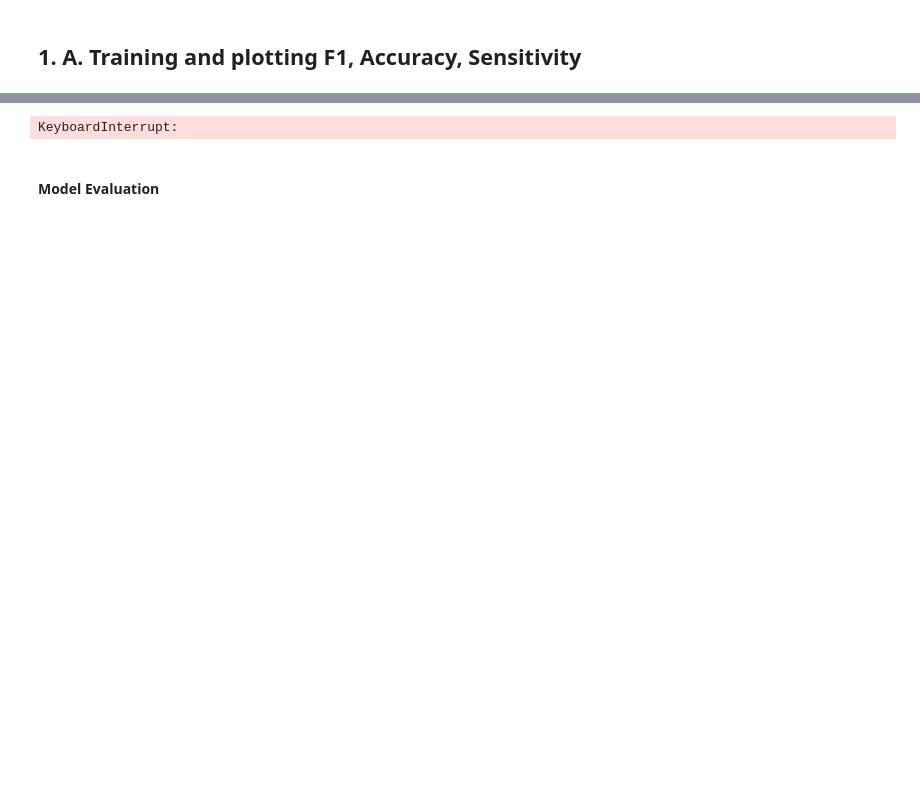
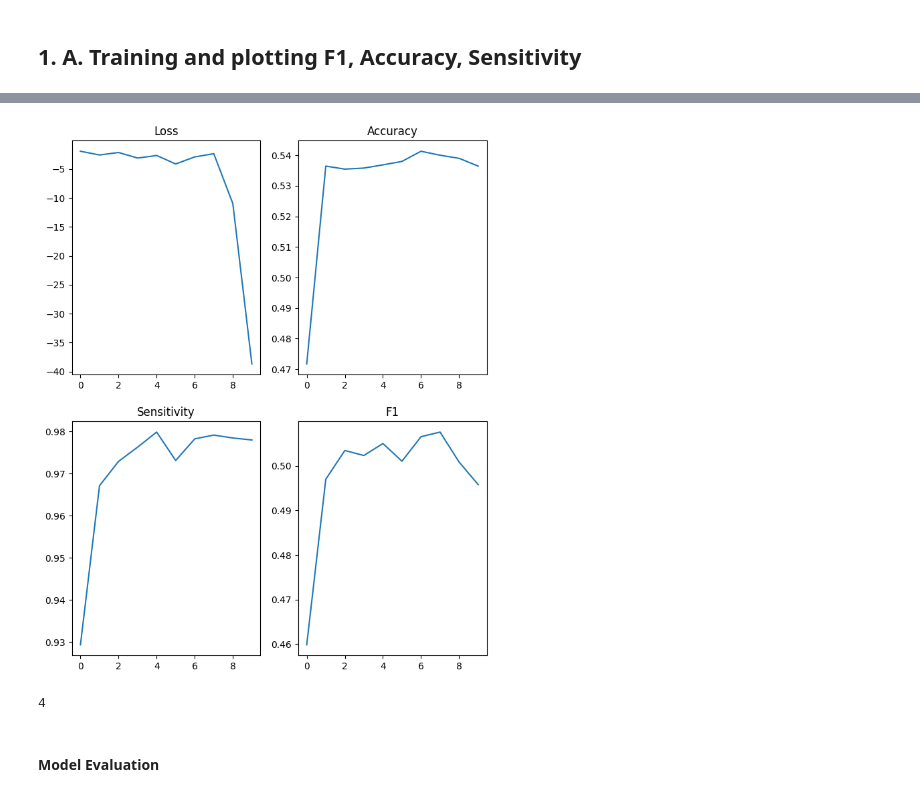
Before and after one commit to ameram/u-net-eye-segmentation, a Jupyter notebook: u-net-main_kaggle.ipynb, the cells around one changed output, grey strips where cells are left out. Drawn from its saved outputs; the diff is of its cells as text; code cells hidden in the pictures; blank space fills up the shorter version.

```diff
--- a/u-net-main_kaggle.ipynb
+++ b/u-net-main_kaggle.ipynb
@@ -37,6 +41,6 @@ Shapes are (605, 700, 3) and (605, 700, 3), so 3D and 2D
 # %%
 assert len(os.listdir(IMAGES_ADDRESS)) == len(os.listdir(MASKS_ADDRESS))
 # %%
-random_image_idx = np.random.choice(40, 28, replace=False)
-comp_image_idx = set(np.arange(40)) - set(random_image_idx)
-print(f'Train Set Length: {len(random_image_idx)} Test Set Length: {len(comp_image_idx)}')
+# random_image_idx = np.random.choice(40, 28, replace=False)
+# comp_image_idx = set(np.arange(40)) - set(random_image_idx)
+# print(f'Train Set Length: {len(random_image_idx)} Test Set Length: {len(comp_image_idx)}')
@@ -258,8 +259,10 @@ class UNet(nn.Module):
         def conv_block(in_ch, out_ch):
             return nn.Sequential(
                 nn.Conv2d(in_ch, out_ch, 3, padding=1),
+                nn.BatchNorm2d(out_ch),
                 nn.ReLU(inplace=True),
                 nn.Conv2d(out_ch, out_ch, 3, padding=1),
+                nn.BatchNorm2d(out_ch),
                 nn.ReLU(inplace=True)
             )
 
@@ -333,20 +336,22 @@ def plot_metric(loss, accuracy, sensitivity, f1):
 # %%
 def train_model(model, dataloader, criterion, optimizer, device, num_epochs=20):
     model.train()
-    print('Starting')
+    # print('Starting')
+
+    list_epoch_loss = []
+    list_epoch_accuracy = []
+    list_epoch_sensitivity = []
+    list_epoch_f1 = []
+
     for epoch in range(num_epochs):
-        print(f'Epoch {epoch}/{num_epochs}')
+        # print(f'Epoch {epoch}/{num_epochs}')
+
         # Report F1, Sensitivity, Accuracy
         running_loss = 0.0
         running_accuracy = 0.0
         running_sensitivity = 0.0
         running_f1 = 0.0
         total_samples = 0
-
-        list_epoch_loss = []
-        list_epoch_accuracy = []
-        list_epoch_sensitivity = []
-        list_epoch_f1 = []
 
         for images, masks in dataloader:
             images, masks = images.to(device), masks.to(device)
@@ -383,12 +388,13 @@ def train_model(model, dataloader, criterion, optimizer, device, num_epochs=20):
               f'Accuracy: {epoch_accuracy:.4f}, '
               f'Sensitivity: {epoch_sensitivity:.4f}, '
               f'F1 Score: {epoch_f1:.4f}')
+    return list_epoch_loss, list_epoch_accuracy, list_epoch_sensitivity, list_epoch_f1
 # %%
 # Main Execution
 if __name__ == '__main__':
     # Hyperparameters
-    batch_size = 8
-    learning_rate = 1e-6
+    batch_size = 4
+    learning_rate = 1e-4
     num_epochs = 10
     image_size = 512
     mode='split'
@@ -400,7 +406,7 @@ if __name__ == '__main__':
     transform = transforms.Compose([
         # v2.ToImage(),
         transforms.Resize((image_size, image_size)),
-        transforms.ToTensor()
+        # transforms.ToTensor()
     ])
 
     # Dataset and DataLoader
@@ -417,21 +423,26 @@ if __name__ == '__main__':
         # IMAGES_ADDRESS = os.path.join(DATA_DIR, 'Images')
         # MASKS_ADDRESS = os.path.join(DATA_DIR, 'Labels')
         # dataset = SegmentationDataset(IMAGES_ADDRESS, MASKS_ADDRESS, transform=transform)
+        train_dataset = SplitSegmentationDataset(image_train_address, mask_train_address, transform=transform)
         dataloader = DataLoader(train_dataset, batch_size=batch_size, shuffle=True)
 
 
     # Model, Loss, Optimizer
-    model = ModifiedUNet(in_channels=3, out_channels=1).to(device)
+    # model = ModifiedUNet(in_channels=3, out_channels=1).to(device)
+    model = UNet(in_channels=3, out_channels=1).to(device)
+    # model = NeUNet(num_classes=1).to(device)
 
-    # criterion = nn.BCEWithLogitsLoss()
+
+    # criterion = nn.BCELoss()
     # criterion = DiceLoss()
     criterion = JaccardLoss()
 
     optimizer = optim.Adam(model.parameters(), lr=learning_rate)
 
     # Train the model
-    train_model(model, dataloader, criterion, optimizer, device, num_epochs)
+    list_epoch_loss, list_epoch_accuracy, list_epoch_sensitivity, list_epoch_f1 = train_model(model, dataloader, criterion, optimizer, device, num_epochs)
 
     # Save the model
     torch.save(model.state_dict(), 'unet_model.pth')
+    plot_metric(list_epoch_loss, list_epoch_accuracy, list_epoch_sensitivity, list_epoch_f1)
 # %% [output]
@@ -455,6 +459,10 @@ torch.Size([8, 192, 512, 512])
-KeyboardInterrupt:
+[figure, added]
 # %%
 test_dataloader = DataLoader(test_dataset, batch_size=batch_size, shuffle=True)
+# %%
+batch_size
+# %% [output]
+4
 # %% [markdown]
 #### Model Evaluation
 # %%
```
Also changed, not shown: parts of 24 cells of this notebook.
